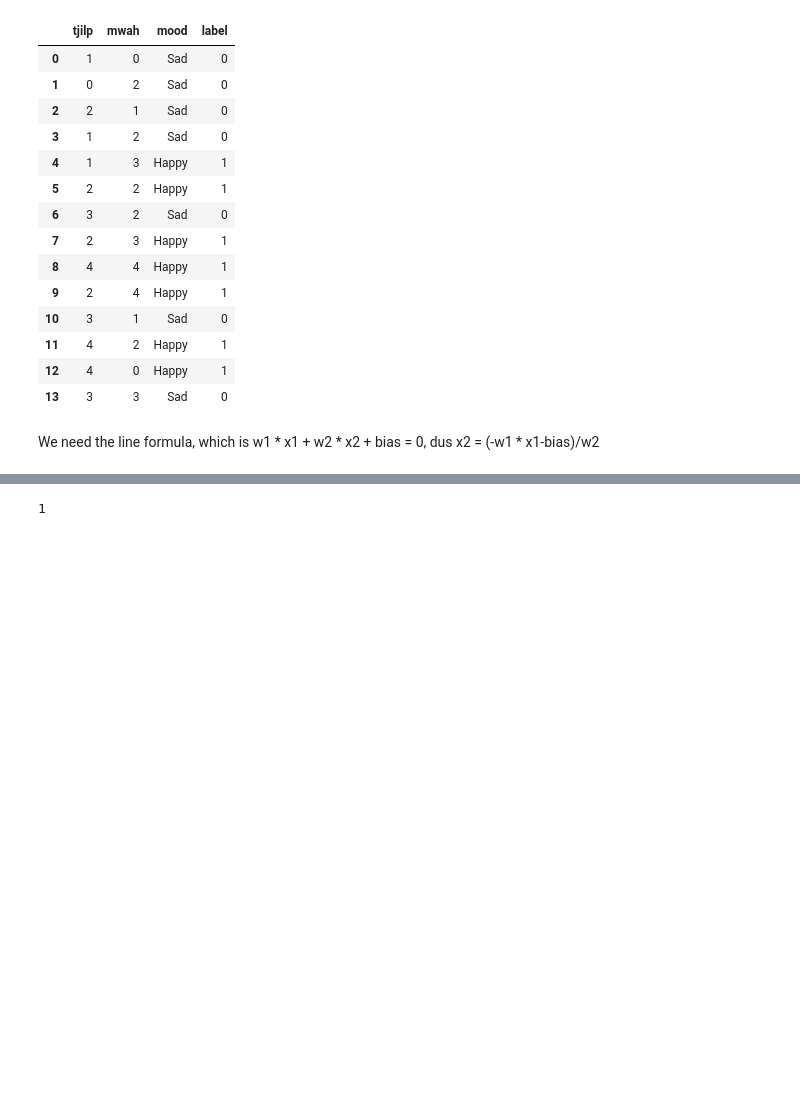
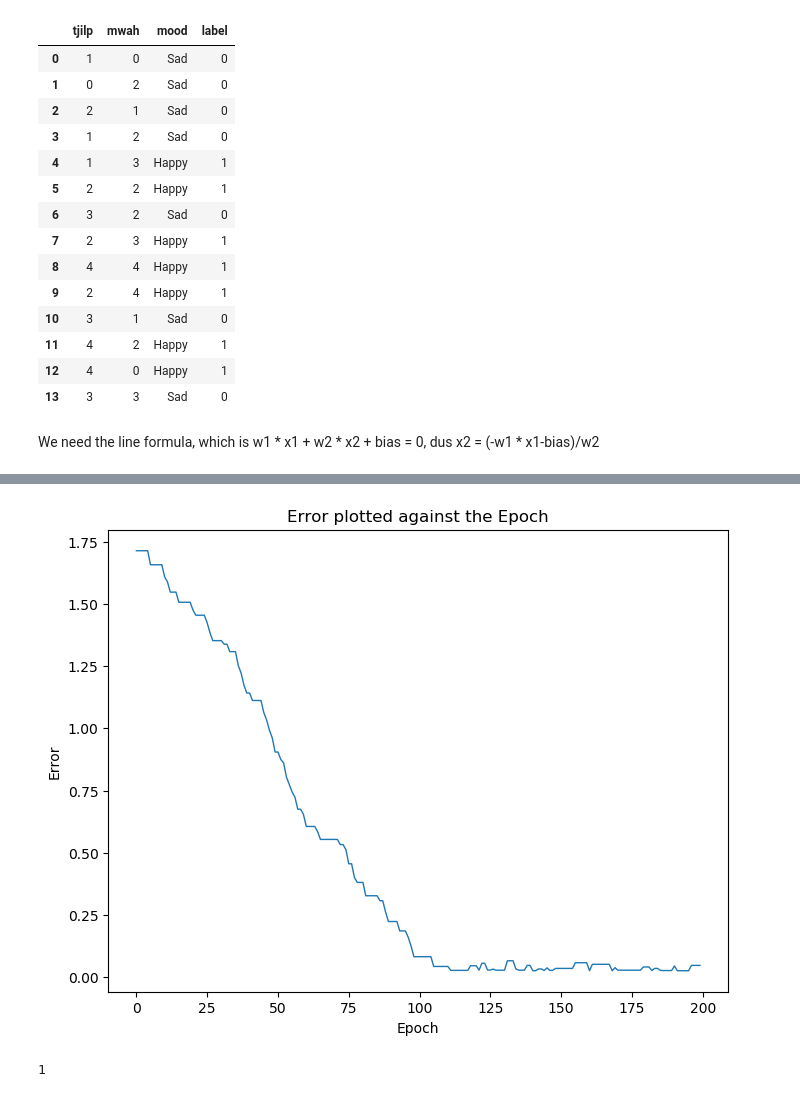
Before and after one commit to jettro/ml-introduction, a Jupyter notebook: 3_perceptron.ipynb, the cells around one changed output, grey strips where cells are left out. Cells and saved outputs as stored; diff of their text form; code cells hidden in the pictures; blank space fills up the shorter version.

```diff
--- a/3_perceptron.ipynb
+++ b/3_perceptron.ipynb
@@ -156,3 +199,15 @@ plot_sentiment(happy_sentence, sad_sentence, [[0, 4],[x_2_0, x_2_4]])
+# %%
+def plot_errors(errors):
+    fig, ax = plt.subplots(1,1)
+    ax.plot(errors, lw=1, label='Error')
+    plt.title('Error plotted against the Epoch')
+    plt.ylabel('Error')
+    plt.xlabel('Epoch')
+    plt.show()
+
+plot_errors(found_errors)
+# %% [output]
+[figure, added]
 # %%
 prediction(found_weights, found_bias, np.array([1,3]))
 # %% [output]
```
Also changed, not shown: parts of 12 cells of this notebook, 6 other files.
